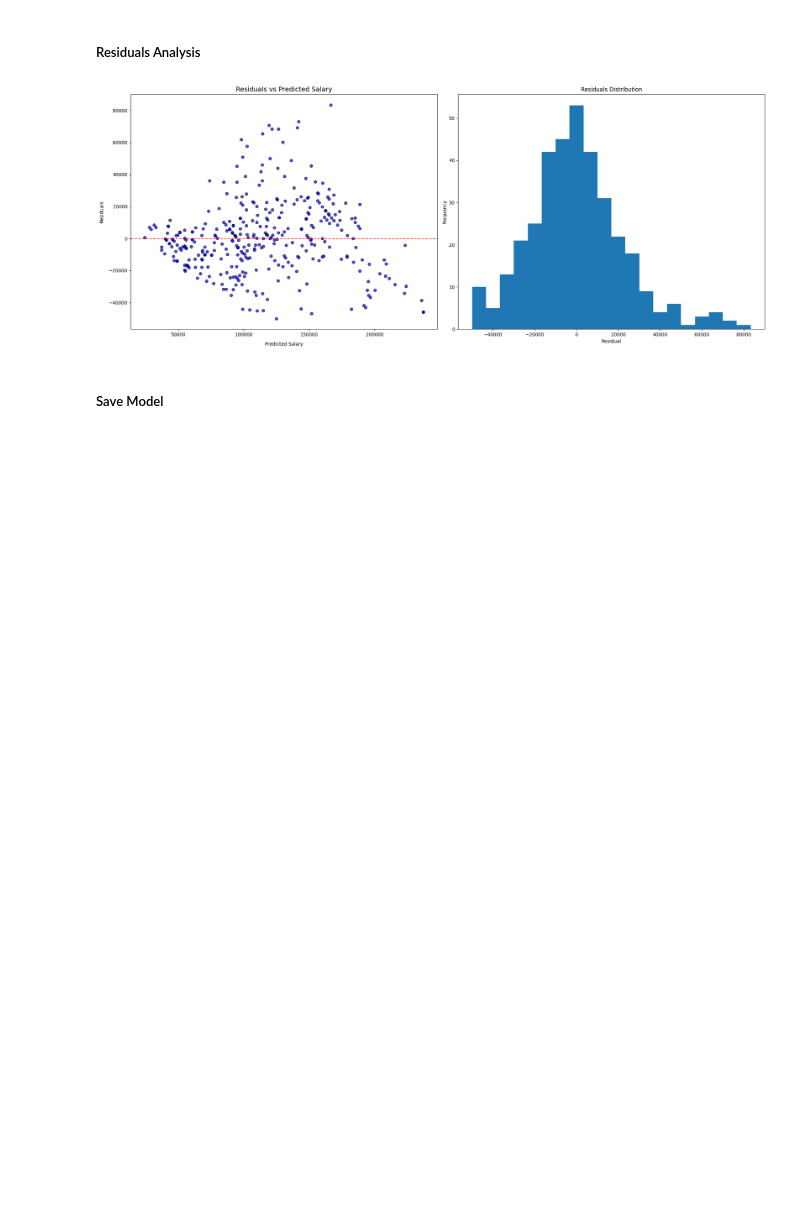
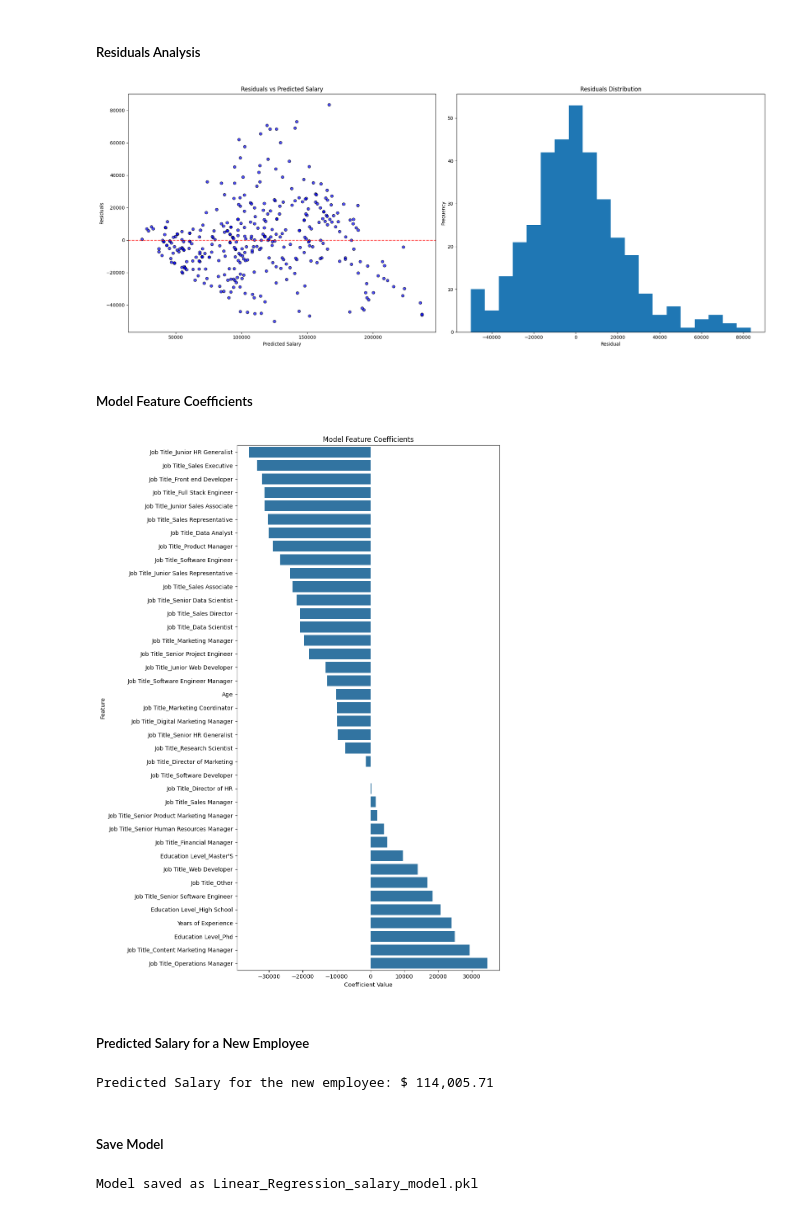
Before and after one commit to Suraweera1235/CS_Group_09_Salary_prediction, a Jupyter notebook: notebooks/Sakith_FC110558/Linear_regression.ipynb, the cells around one changed output. Saved outputs shown, nothing was run; the diff lists cells and outputs as text; code cells hidden in the pictures; blank space fills up the shorter version.

```diff
--- a/notebooks/Sakith_FC110558/Linear_regression.ipynb
+++ b/notebooks/Sakith_FC110558/Linear_regression.ipynb
@@ -528,5 +534,46 @@ plt.tight_layout()
 plt.show()
 # %% [output]
 [figure]
+# %% [markdown]
+##### Model Feature Coefficients
+# %%
+reg = model.named_steps['regressor']
+
+cat_features = model.named_steps['preprocessor'] \
+                    .named_transformers_['cat'] \
+                    .get_feature_names_out(categorical_cols)
+
+feature_names = numeric_cols + list(cat_features)
+
+coefficients = pd.Series(reg.coef_, index=feature_names).sort_values()
+
+plt.figure(figsize=(10, 0.3*len(coefficients) + 2))
+sns.barplot(x=coefficients.values, y=coefficients.index)
+plt.title("Model Feature Coefficients")
+plt.xlabel("Coefficient Value")
+plt.ylabel("Feature")
+plt.tight_layout()
+plt.show()
+# %% [output]
+[figure, added]
+# %% [markdown]
+##### Predicted Salary for a New Employee
+# %%
+new_employee = pd.DataFrame({
+    'Age': [30],
+    'Years of Experience': [5],
+    'Gender': ['Male'],
+    'Education Level': ["Bachelor'S"],
+    'Job Title': ['Data Analyst']
+})
+predicted_salary = model.predict(new_employee)[0]
+print(f"\nPredicted Salary for the new employee: $ {predicted_salary:,.2f}")
+# %% [output]
+Predicted Salary for the new employee: $ 114,005.71
 # %% [markdown]
 ##### Save Model
+# %%
+joblib.dump(model, "Linear_Regression_salary_model.pkl")
+print("\nModel saved as Linear_Regression_salary_model.pkl")
+# %% [output]
+Model saved as Linear_Regression_salary_model.pkl
```
Also changed, not shown: parts of 11 cells of this notebook, 2 other files.
